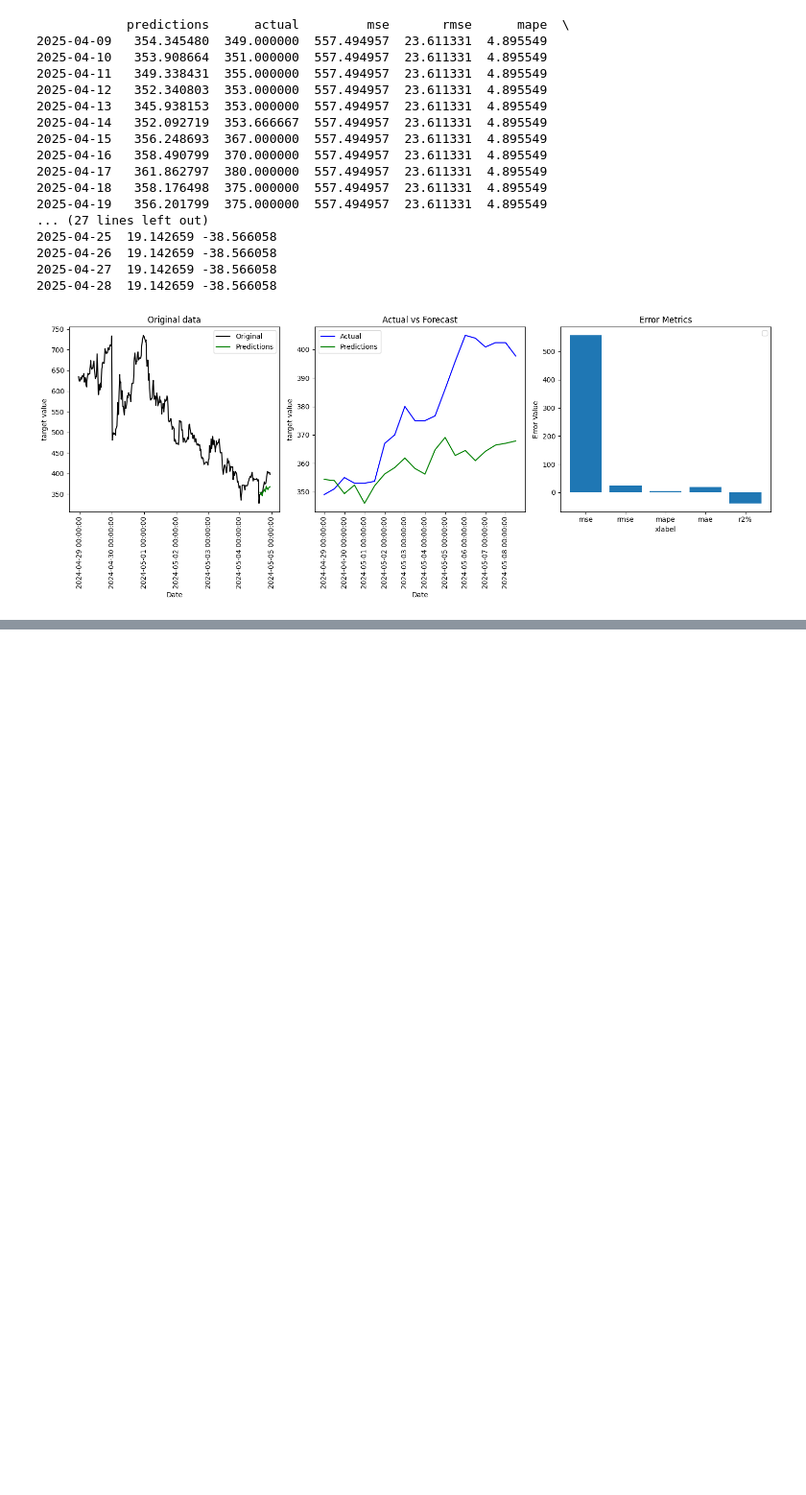
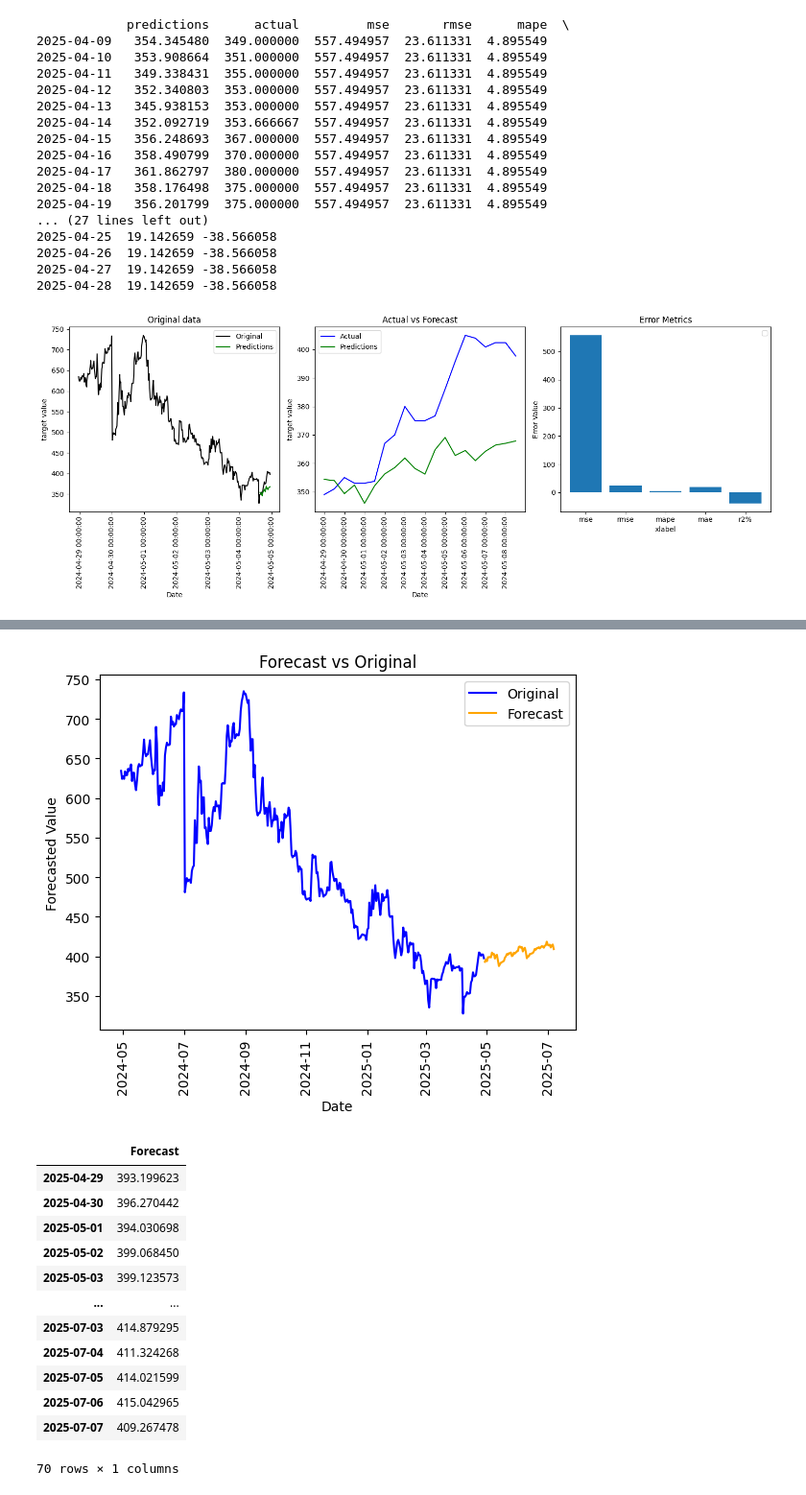
Before and after one commit to ShahidAzadd/Time-Series, a Jupyter notebook: ensemble_models.ipynb, the cells around one changed output, grey strips where cells are left out. Shown at 96% size. Cells and saved outputs as stored; diff of their text form; code cells hidden in the pictures; blank space fills up the shorter version.

```diff
--- a/ensemble_models.ipynb
+++ b/ensemble_models.ipynb
@@ -399,0 +450,2 @@ obj_1.data_plotting()
+# %%
+obj_1.optimization(SARIMAX,train_df,sub_train_df,val_df)
@@ -399,0 +461,17 @@ obj_1.data_plotting()
+# %%
+obj_1.forecast(SARIMAX,data,steps = 70,seasonal_order=(5,1,6,2))
+# %% [output]
+[figure, added]
+|  | Forecast |
+| 2025-04-29 | 393.199623 |
+| 2025-04-30 | 396.270442 |
+| 2025-05-01 | 394.030698 |
+| 2025-05-02 | 399.068450 |
+| 2025-05-03 | 399.123573 |
+| ... | ... |
+| 2025-07-03 | 414.879295 |
+| 2025-07-04 | 411.324268 |
+| 2025-07-05 | 414.021599 |
+| 2025-07-06 | 415.042965 |
+| 2025-07-07 | 409.267478 |
+70 rows × 1 columns
```
Also changed, not shown: parts of 7 cells of this notebook, 6 other files.
